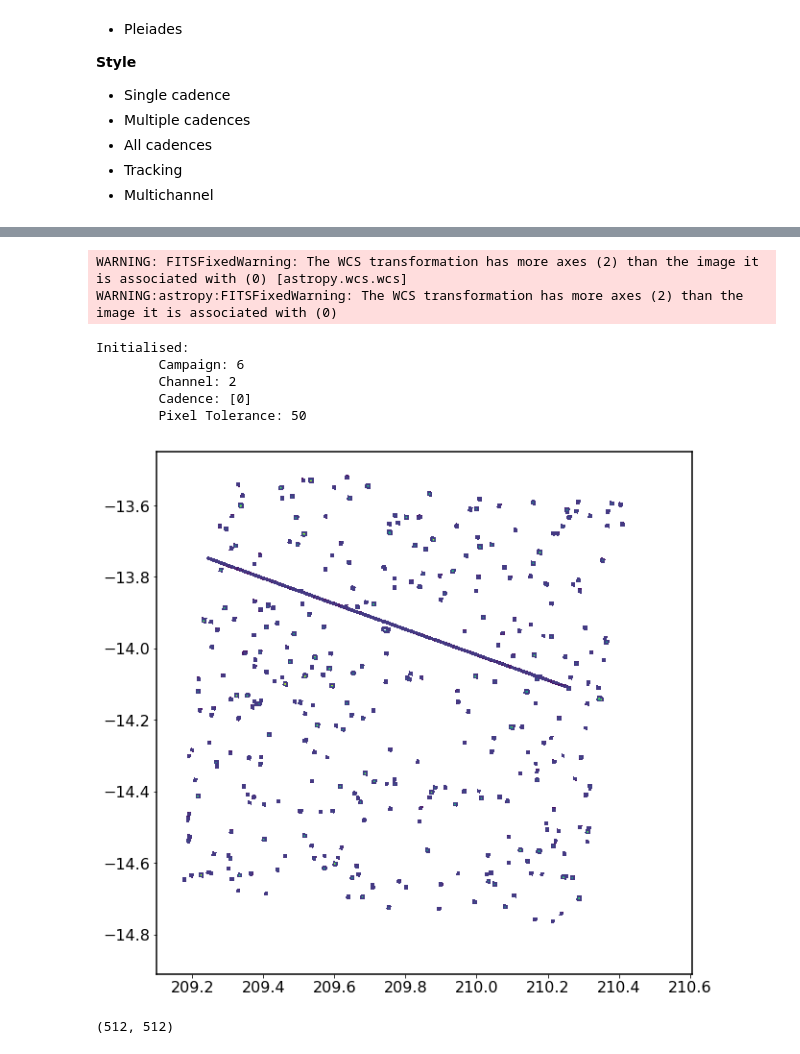
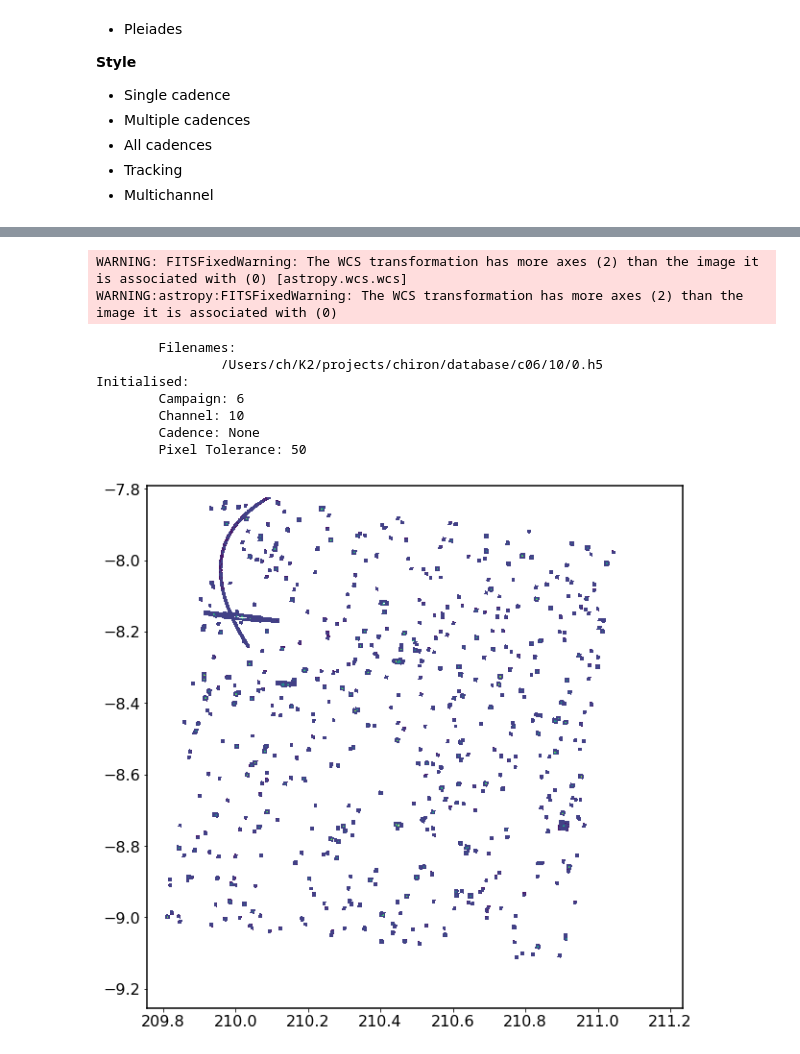
Before and after one commit to christinahedges/k2movie, a Jupyter notebook: notebooks/k2movie.ipynb, the cells around one changed output, grey strips where cells are left out. Saved outputs shown, nothing was run; the diff lists cells and outputs as text; code cells hidden in the pictures.

```diff
--- a/notebooks/k2movie.ipynb
+++ b/notebooks/k2movie.ipynb
@@ -58,18 +66,16 @@ c=SkyCoord(targs.ra,targs.dec,unit=(u.hourangle,u.deg))
 # %%
-mov=k2movie.k2movie(campaign=6,channel=2,
-                    verbose=True)
+mov=k2movie.k2movie(channel=10,campaign=6,verbose=True)
 fig,ax=plt.subplots(figsize=(10,10))
 fig=mov.inspect(ax,radec=True)
+#mov.compute()
 # %% [output]
 WARNING: FITSFixedWarning: The WCS transformation has more axes (2) than the image it is associated with (0) [astropy.wcs.wcs]
 WARNING:astropy:FITSFixedWarning: The WCS transformation has more axes (2) than the image it is associated with (0)
+        Filenames:
+                /Users/ch/K2/projects/chiron/database/c06/10/0.h5
 Initialised:
         Campaign: 6
-        Channel: 2
-        Cadence: [0]
+        Channel: 10
+        Cadence: None
         Pixel Tolerance: 50
-[figure, old version]
+[figure, new version]
-# %%
-mov.loc
-# %% [output]
-(512, 512)
```
Also changed, not shown: parts of 9 cells of this notebook, 13 other files.
